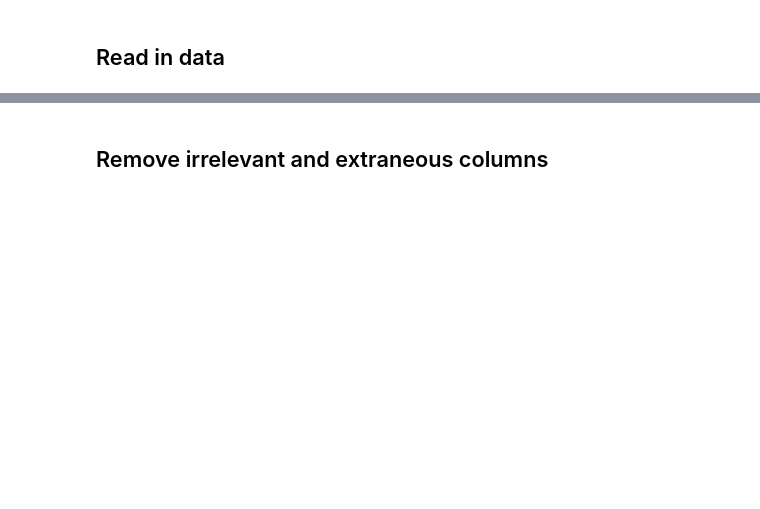
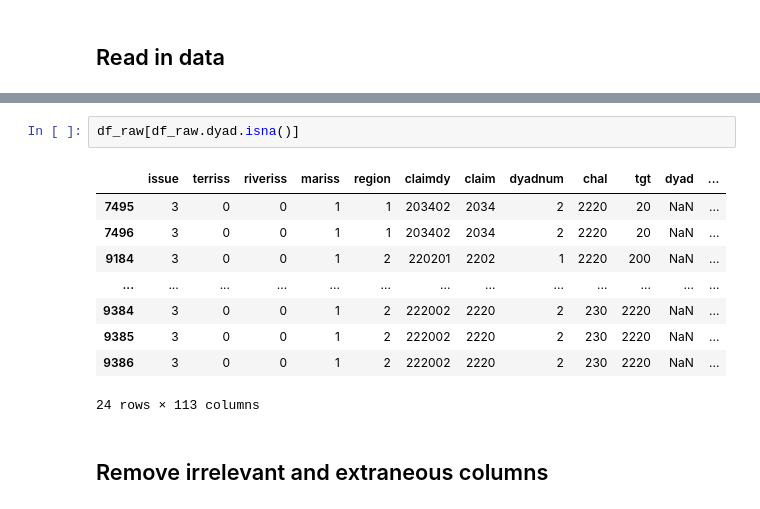
Before and after one commit to jlehnersd/icow, a Jupyter notebook: dyad-year-eda.ipynb, the cells around one changed output, grey strips where cells are left out. Saved outputs shown, nothing was run; the diff lists cells and outputs as text; blank space fills up the shorter version.

```diff
--- a/dyad-year-eda.ipynb
+++ b/dyad-year-eda.ipynb
@@ -25,3 +69,15 @@ df_raw.sample(10)
+# %%
+df_raw[df_raw.dyad.isna()]
+# %% [output]
+|  | issue | terriss | riveriss | mariss | region | claimdy | claim | dyadnum | chal | tgt | dyad | ... |
+| 7495 | 3 | 0 | 0 | 1 | 1 | 203402 | 2034 | 2 | 2220 | 20 | NaN | ... |
+| 7496 | 3 | 0 | 0 | 1 | 1 | 203402 | 2034 | 2 | 2220 | 20 | NaN | ... |
+| 9184 | 3 | 0 | 0 | 1 | 2 | 220201 | 2202 | 1 | 2220 | 200 | NaN | ... |
+| ... | ... | ... | ... | ... | ... | ... | ... | ... | ... | ... | ... | ... |
+| 9384 | 3 | 0 | 0 | 1 | 2 | 222002 | 2220 | 2 | 230 | 2220 | NaN | ... |
+| 9385 | 3 | 0 | 0 | 1 | 2 | 222002 | 2220 | 2 | 230 | 2220 | NaN | ... |
+| 9386 | 3 | 0 | 0 | 1 | 2 | 222002 | 2220 | 2 | 230 | 2220 | NaN | ... |
+24 rows × 113 columns
 # %% [markdown]
 ## Remove irrelevant and extraneous columns
 # %%
```
Also changed, not shown: parts of 34 cells of this notebook.
